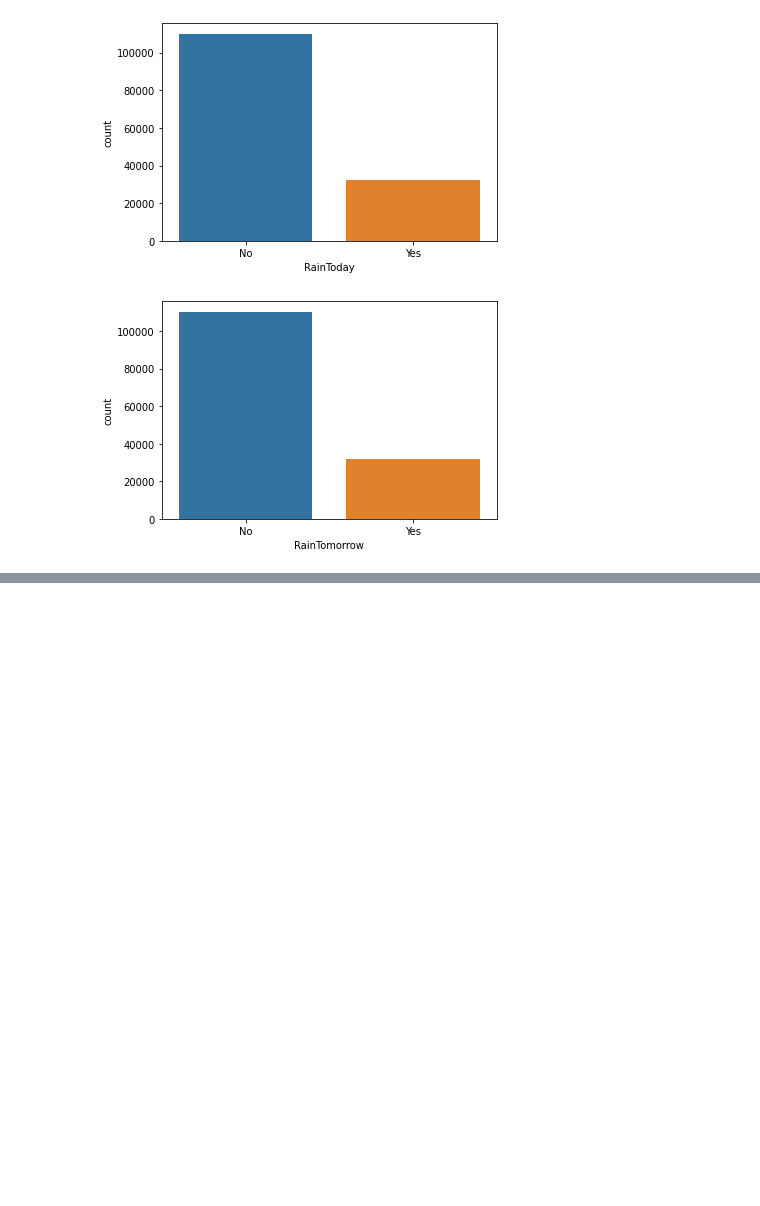
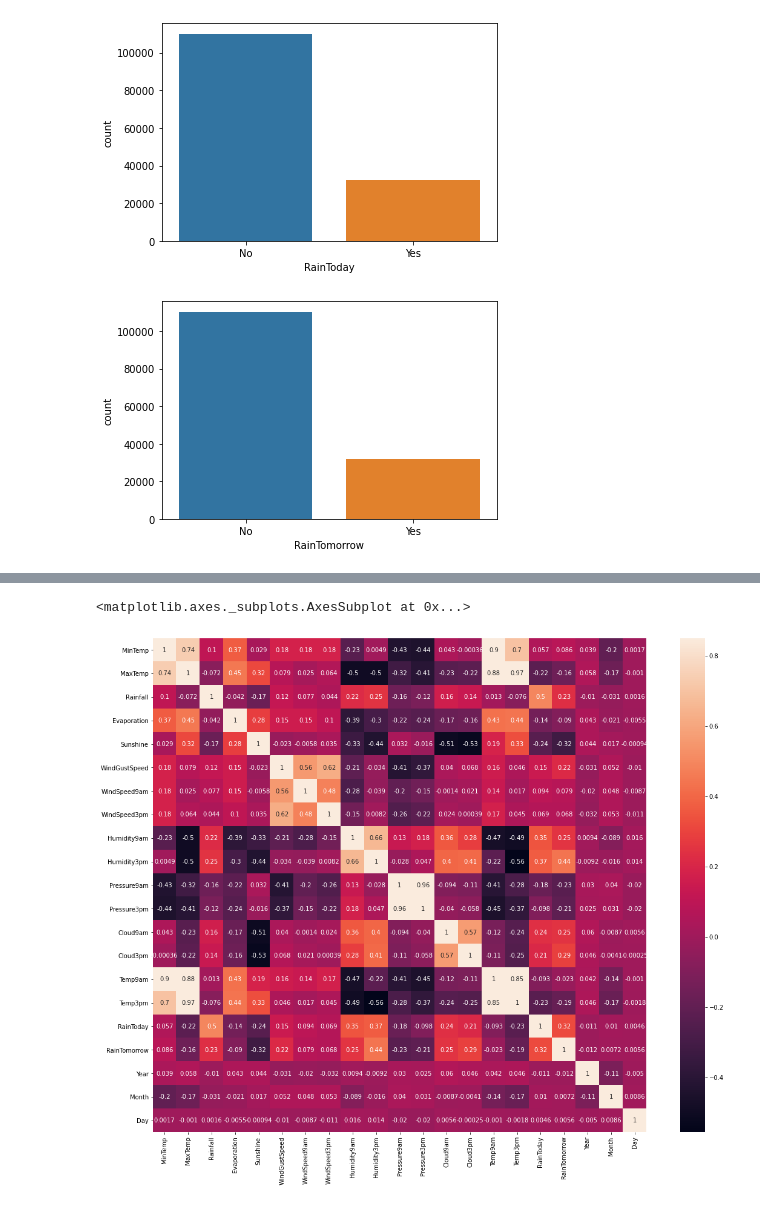
Before and after one commit to iDneprov/university, a Jupyter notebook: AI/lab1/WillItRainTomorrow.ipynb, the cells around one changed output, grey strips where cells are left out. Cells and saved outputs as stored; diff of their text form; code cells hidden in the pictures; blank space fills up the shorter version.

```diff
--- a/AI/lab1/WillItRainTomorrow.ipynb
+++ b/AI/lab1/WillItRainTomorrow.ipynb
@@ -211,0 +371,4 @@ for i in categorical:
+# %%
+newdataset['RainTomorrow']=newdataset['RainTomorrow'].map({'No':0,'Yes':1}).astype(int)
+newdataset['RainToday']=newdataset['RainToday'].map({'No':0,'Yes':1}).astype(int)
+newdataset['RainTomorrow'].head()
@@ -211,0 +391,7 @@ for i in categorical:
+# %%
+corrmat = newdataset.corr()
+f,ax = plt.subplots(figsize=(20,15))
+sns.heatmap(corrmat, vmax=0.85, annot=True, square=True, annot_kws={'size':10})
+# %% [output]
+<matplotlib.axes._subplots.AxesSubplot at 0x...>
+[figure, added]
```
Also changed, not shown: parts of 29 cells of this notebook.
